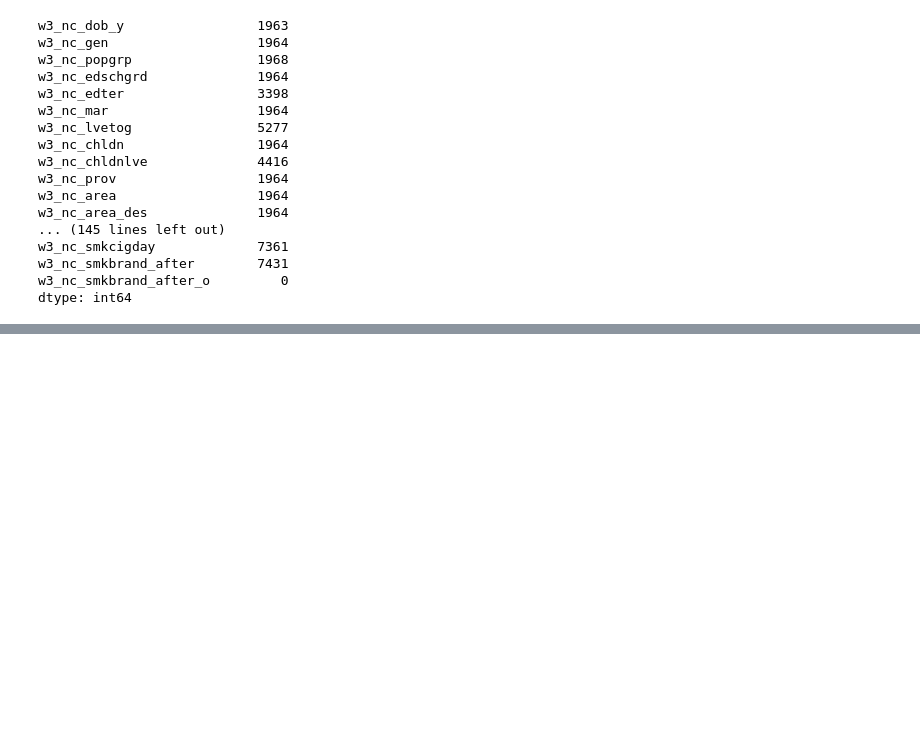
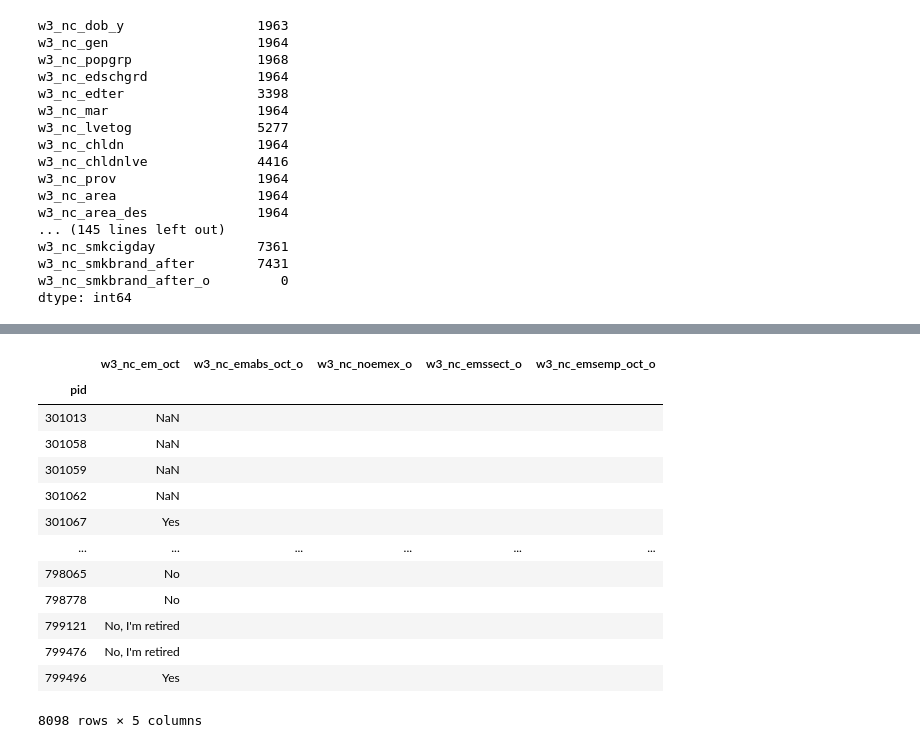
Before and after one commit to BrentonBudler/DAEProject2021, a Jupyter notebook: Philani/Wave3.ipynb, the cells around one changed output, grey strips where cells are left out. Cells and saved outputs as stored; diff of their text form; code cells hidden in the pictures; blank space fills up the shorter version.

```diff
--- a/Philani/Wave3.ipynb
+++ b/Philani/Wave3.ipynb
@@ -115,0 +181,30 @@ display(df)
+# %%
+#2 Labour Information
+
+"""
+w3_nc_em_oct: In October, did you have any kind of job?
+w3_nc_emabs_oct_o: Main reason for not working in October?
+w3_nc_noemex_o: Reason unavailable or unwilling to work in the next 7 days
+w3_nc_emssect_o: In which sector is your self-employment activity/business?
+w3_nc_emsemp_oct_o: Number of staff at the end of October compared to September
+
+"""
+
+df_labour = df[['w3_nc_em_oct', 'w3_nc_emabs_oct_o', 'w3_nc_noemex_o',
+       'w3_nc_emssect_o', 'w3_nc_emsemp_oct_o']].copy()
+display(df_labour)
+# %% [output]
+|  | w3_nc_em_oct | w3_nc_emabs_oct_o | w3_nc_noemex_o | w3_nc_emssect_o | w3_nc_emsemp_oct_o |
+| pid |  |  |  |  |  |
+| 301013 | NaN |  |  |  |  |
+| 301058 | NaN |  |  |  |  |
+| 301059 | NaN |  |  |  |  |
+| 301062 | NaN |  |  |  |  |
+| 301067 | Yes |  |  |  |  |
+| ... | ... | ... | ... | ... | ... |
+| 798065 | No |  |  |  |  |
+| 798778 | No |  |  |  |  |
+| 799121 | No, I'm retired |  |  |  |  |
+| 799476 | No, I'm retired |  |  |  |  |
+| 799496 | Yes |  |  |  |  |
+8098 rows × 5 columns
```
Also changed, not shown: parts of 5 cells of this notebook.
